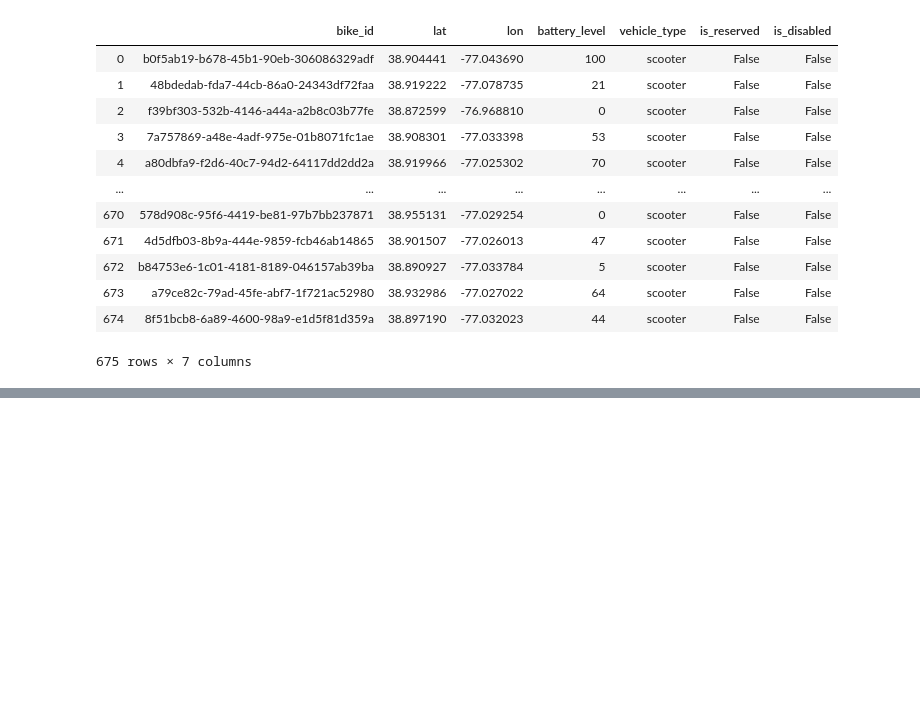
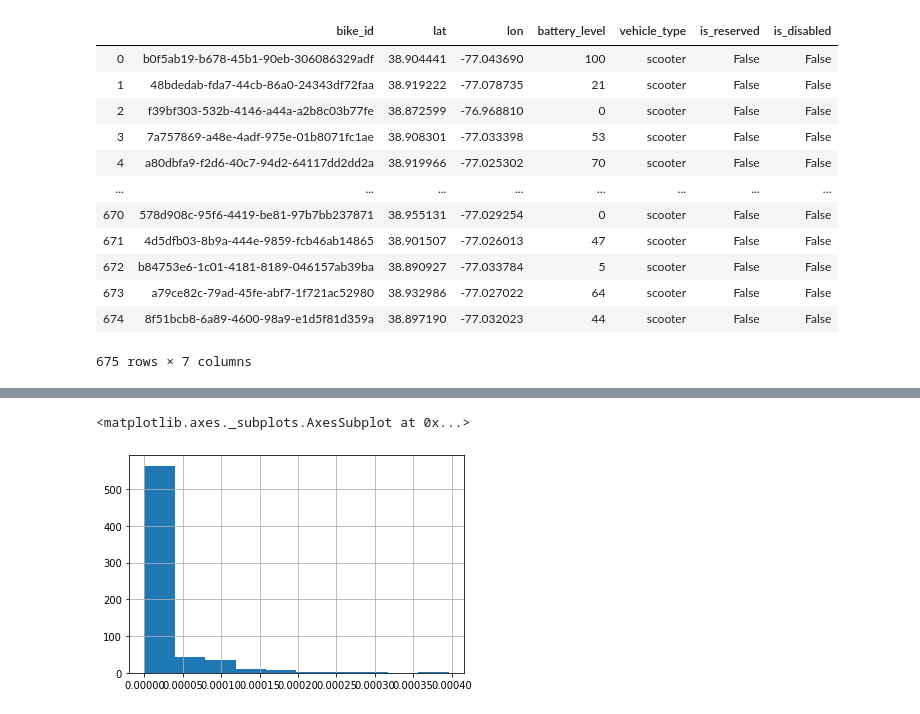
Before and after one commit to kevinclee26/dc_micro_mobo, a Jupyter notebook: assets/data/name_change.ipynb, the cells around one changed output, grey strips where cells are left out. Drawn from its saved outputs; the diff is of its cells as text; code cells hidden in the pictures; blank space fills up the shorter version.

```diff
--- a/assets/data/name_change.ipynb
+++ b/assets/data/name_change.ipynb
@@ -204,3 +202,7 @@ pd.merge(df_2, df_3)
 | 673 | a79ce82c-79ad-45fe-abf7-1f721ac52980 | 38.932986 | -77.027022 | 64 | scooter | False | False |
 | 674 | 8f51bcb8-6a89-4600-98a9-e1d5f81d359a | 38.897190 | -77.032023 | 44 | scooter | False | False |
 675 rows × 7 columns
+# %%
+combined=pd.merge(df_3, df_4, on='bike_id', how='inner')
+# %%
+reduced=combined.loc[:, ['lat_x', 'lon_x', 'lat_y', 'lon_y']]
@@ -206,0 +225,8 @@ pd.merge(df_2, df_3)
+# %%
+reduced['distance']=((reduced['lat_x']-reduced['lat_y'])**2+(reduced['lon_x']-reduced['lon_y'])**2)**0.5
+# %%
+import matplotlib.pyplot as plt
+reduced['distance'].hist()
+# %% [output]
+<matplotlib.axes._subplots.AxesSubplot at 0x...>
+[figure, added]
```
Also changed, not shown: parts of 5 cells of this notebook, 16 other files.
